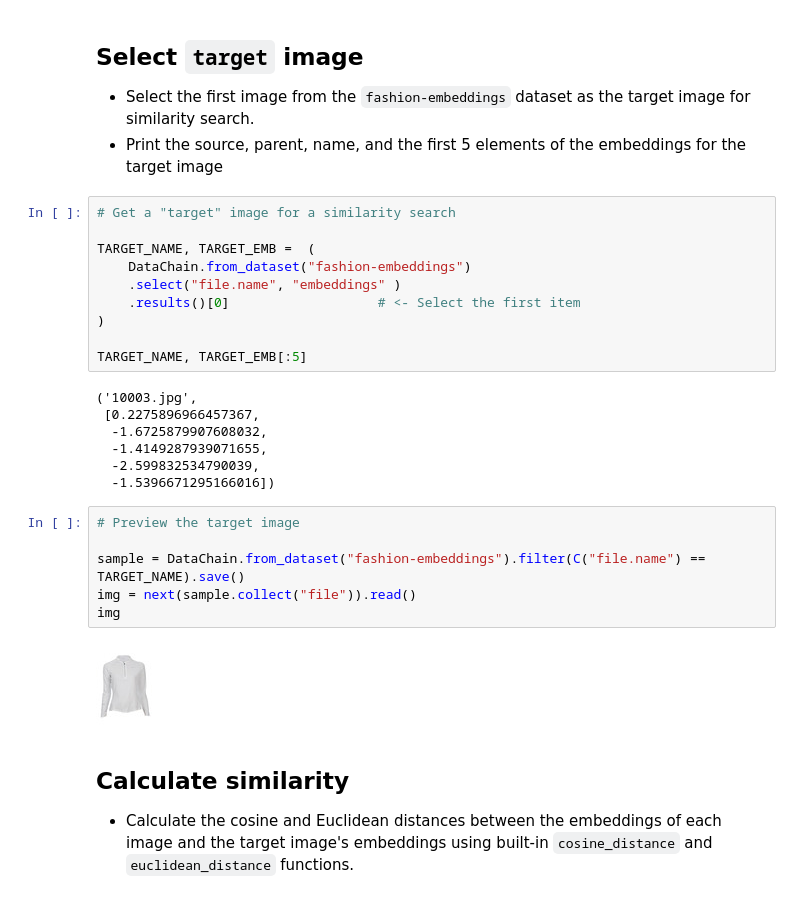
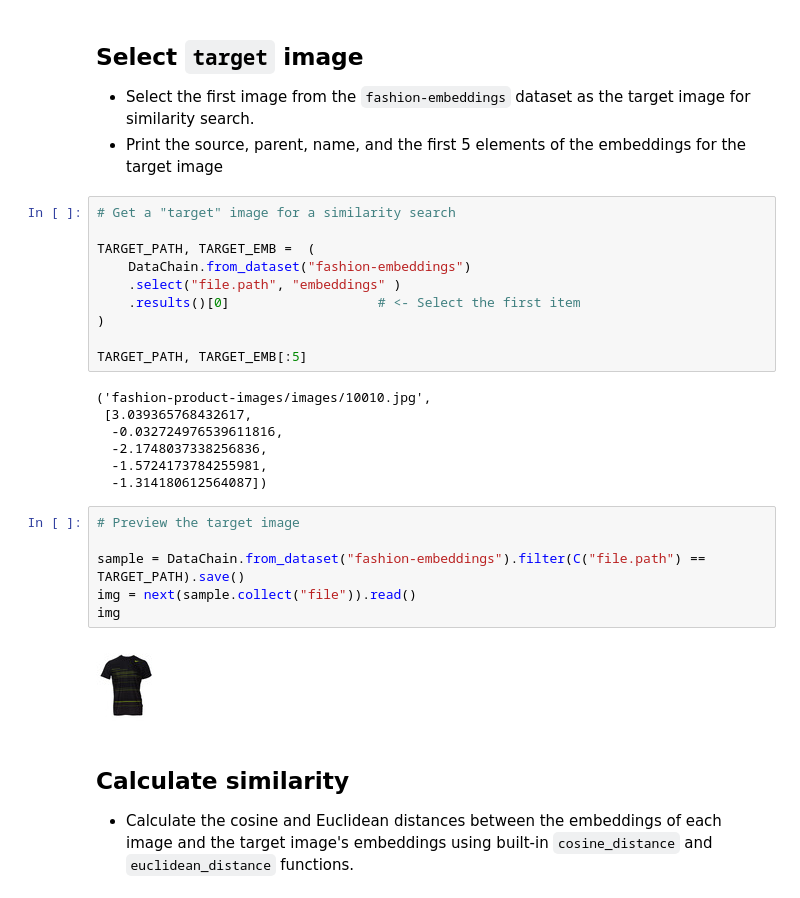
Before and after one commit to iterative/datachain, a Jupyter notebook: examples/computer_vision/fashion_product_images/2-working-with-image-datachains.ipynb, the cells around one changed output. Drawn from its saved outputs; the diff is of its cells as text.

Commit message:
Update and fix fashion_product_images examples

```diff
--- a/examples/computer_vision/fashion_product_images/2-working-with-image-datachains.ipynb
+++ b/examples/computer_vision/fashion_product_images/2-working-with-image-datachains.ipynb
@@ -371,28 +368,28 @@ from datachain.sql.functions.array import cosine_distance, euclidean_distance
 # %%
 # Get a "target" image for a similarity search
 
-TARGET_NAME, TARGET_EMB =  (
+TARGET_PATH, TARGET_EMB =  (
     DataChain.from_dataset("fashion-embeddings")
-    .select("file.name", "embeddings" )
+    .select("file.path", "embeddings" )
     .results()[0]                   # <- Select the first item
 )
 
-TARGET_NAME, TARGET_EMB[:5]
+TARGET_PATH, TARGET_EMB[:5]
 # %% [output]
-('10003.jpg',
- [0.2275896966457367,
-  -1.6725879907608032,
-  -1.4149287939071655,
-  -2.599832534790039,
-  -1.5396671295166016])
+('fashion-product-images/images/10010.jpg',
+ [3.039365768432617,
+  -0.032724976539611816,
+  -2.1748037338256836,
+  -1.5724173784255981,
+  -1.314180612564087])
 # %%
 # Preview the target image
 
-sample = DataChain.from_dataset("fashion-embeddings").filter(C("file.name") == TARGET_NAME).save()
+sample = DataChain.from_dataset("fashion-embeddings").filter(C("file.path") == TARGET_PATH).save()
 img = next(sample.collect("file")).read()
 img
 # %% [output]
-[figure, old version]
+[figure, new version]
 # %% [markdown]
 ## Calculate similarity
 
```
Also changed, not shown: parts of 26 cells of this notebook, 7 other files.
